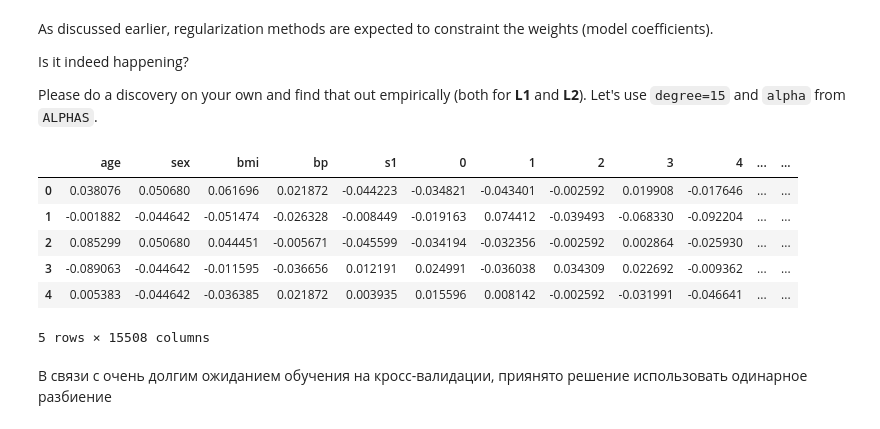
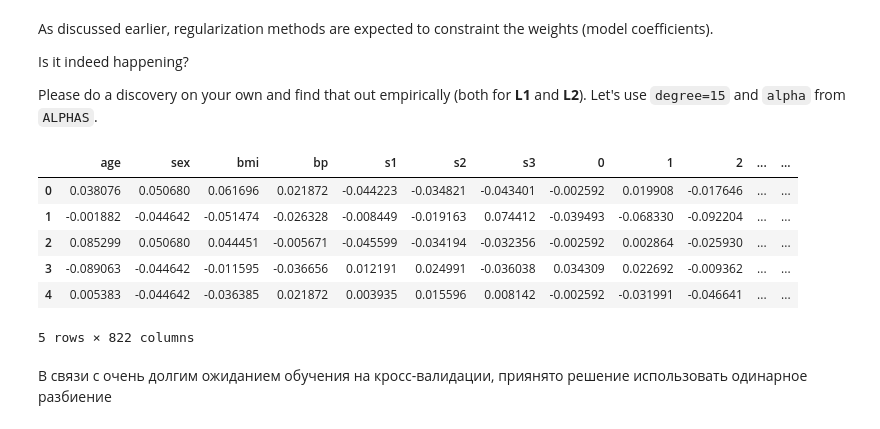
Before and after one commit to niksonnn/rss, a Jupyter notebook: overfitting_regularization.ipynb, the cells around one changed output. Cells and saved outputs as stored; diff of their text form; code cells hidden in the pictures.

```diff
--- a/overfitting_regularization.ipynb
+++ b/overfitting_regularization.ipynb
@@ -474,17 +474,17 @@ Is it indeed happening?
 Please do a discovery on your own and find that out empirically (both for **L1** and **L2**). Let's use `degree=15` and `alpha` from `ALPHAS`.
 # %%
 X = X_diabetes
-X = poly_x(X, 15, 5)
+X = poly_x(X, 15, 7)
 X.columns = [str(i) for i in X.columns]
 X.head()
 # %% [output]
-|  | age | sex | bmi | bp | s1 | 0 | 1 | 2 | 3 | 4 | ... | ... |
+|  | age | sex | bmi | bp | s1 | s2 | s3 | 0 | 1 | 2 | ... | ... |
 | 0 | 0.038076 | 0.050680 | 0.061696 | 0.021872 | -0.044223 | -0.034821 | -0.043401 | -0.002592 | 0.019908 | -0.017646 | ... | ... |
 | 1 | -0.001882 | -0.044642 | -0.051474 | -0.026328 | -0.008449 | -0.019163 | 0.074412 | -0.039493 | -0.068330 | -0.092204 | ... | ... |
 | 2 | 0.085299 | 0.050680 | 0.044451 | -0.005671 | -0.045599 | -0.034194 | -0.032356 | -0.002592 | 0.002864 | -0.025930 | ... | ... |
 | 3 | -0.089063 | -0.044642 | -0.011595 | -0.036656 | 0.012191 | 0.024991 | -0.036038 | 0.034309 | 0.022692 | -0.009362 | ... | ... |
 | 4 | 0.005383 | -0.044642 | -0.036385 | 0.021872 | 0.003935 | 0.015596 | 0.008142 | -0.002592 | -0.031991 | -0.046641 | ... | ... |
-5 rows × 15508 columns
+5 rows × 822 columns
 # %% [markdown]
 В связи с очень долгим ожиданием обучения на кросс-валидации, приянято решение использовать одинарное разбиение
 # %% [markdown]
```
Also changed, not shown: parts of 10 cells of this notebook.
